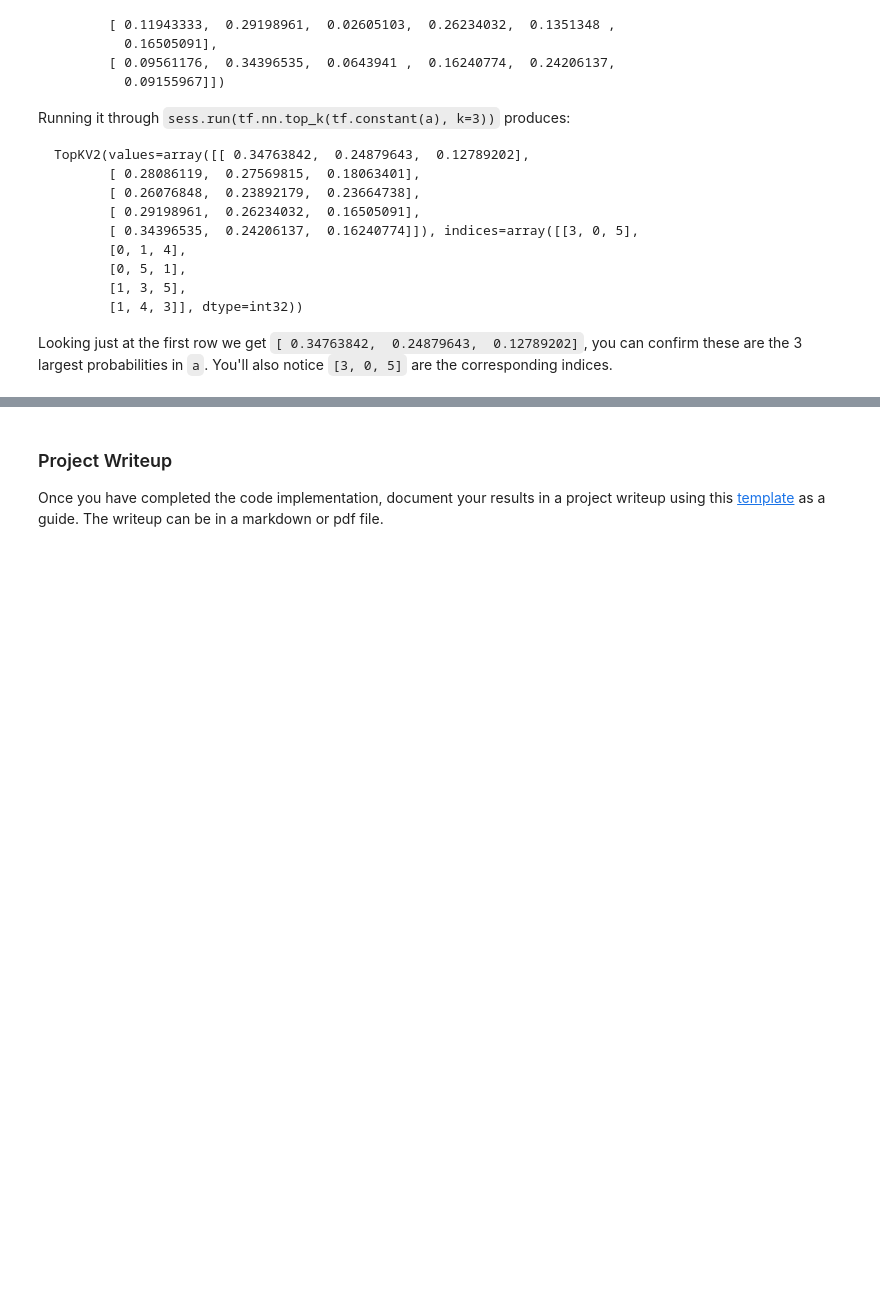
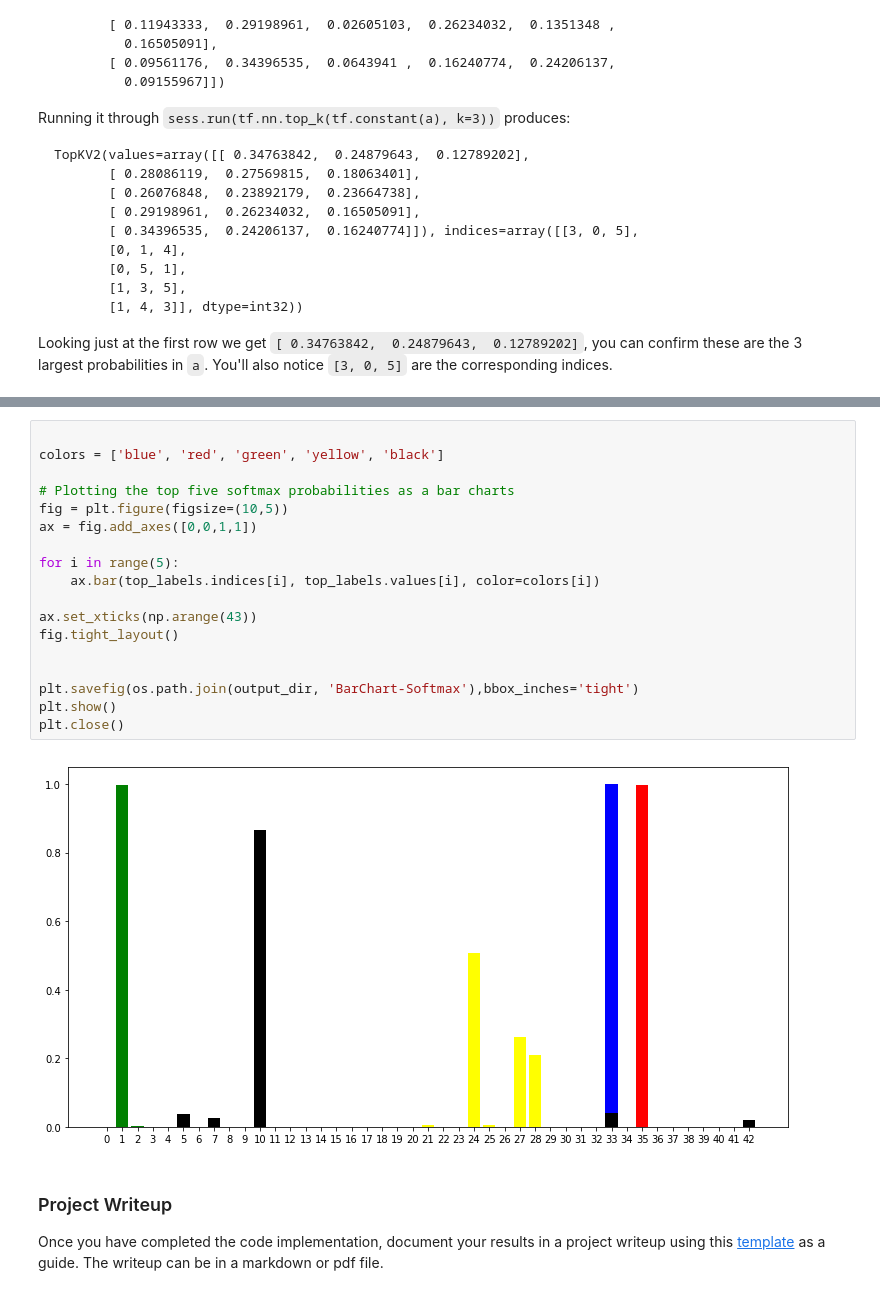
Before and after one commit to JoaoGranja/CarND-Traffic-Sign-Classifier-Project, a Jupyter notebook: Traffic_Sign_Classifier.ipynb, the cells around one changed output, grey strips where cells are left out. Drawn from its saved outputs; the diff is of its cells as text; blank space fills up the shorter version.

```diff
--- a/Traffic_Sign_Classifier.ipynb
+++ b/Traffic_Sign_Classifier.ipynb
@@ -815,3 +831,23 @@ TopKV2(values=array([[6.78424895e-01, 8.71339142e-02, 8.35624039e-02, 5.48444353
+# %%
+
+colors = ['blue', 'red', 'green', 'yellow', 'black']
+
+# Plotting the top five softmax probabilities as a bar charts
+fig = plt.figure(figsize=(10,5))
+ax = fig.add_axes([0,0,1,1])
+
+for i in range(5):
+    ax.bar(top_labels.indices[i], top_labels.values[i], color=colors[i])
+
+ax.set_xticks(np.arange(43))
+fig.tight_layout()
+
+
+plt.savefig(os.path.join(output_dir, 'BarChart-Softmax'),bbox_inches='tight')
+plt.show()
+plt.close()
+# %% [output]
+[figure, added]
 # %% [markdown]
 ### Project Writeup
 
```
Also changed, not shown: parts of 13 cells of this notebook, 14 other files.
